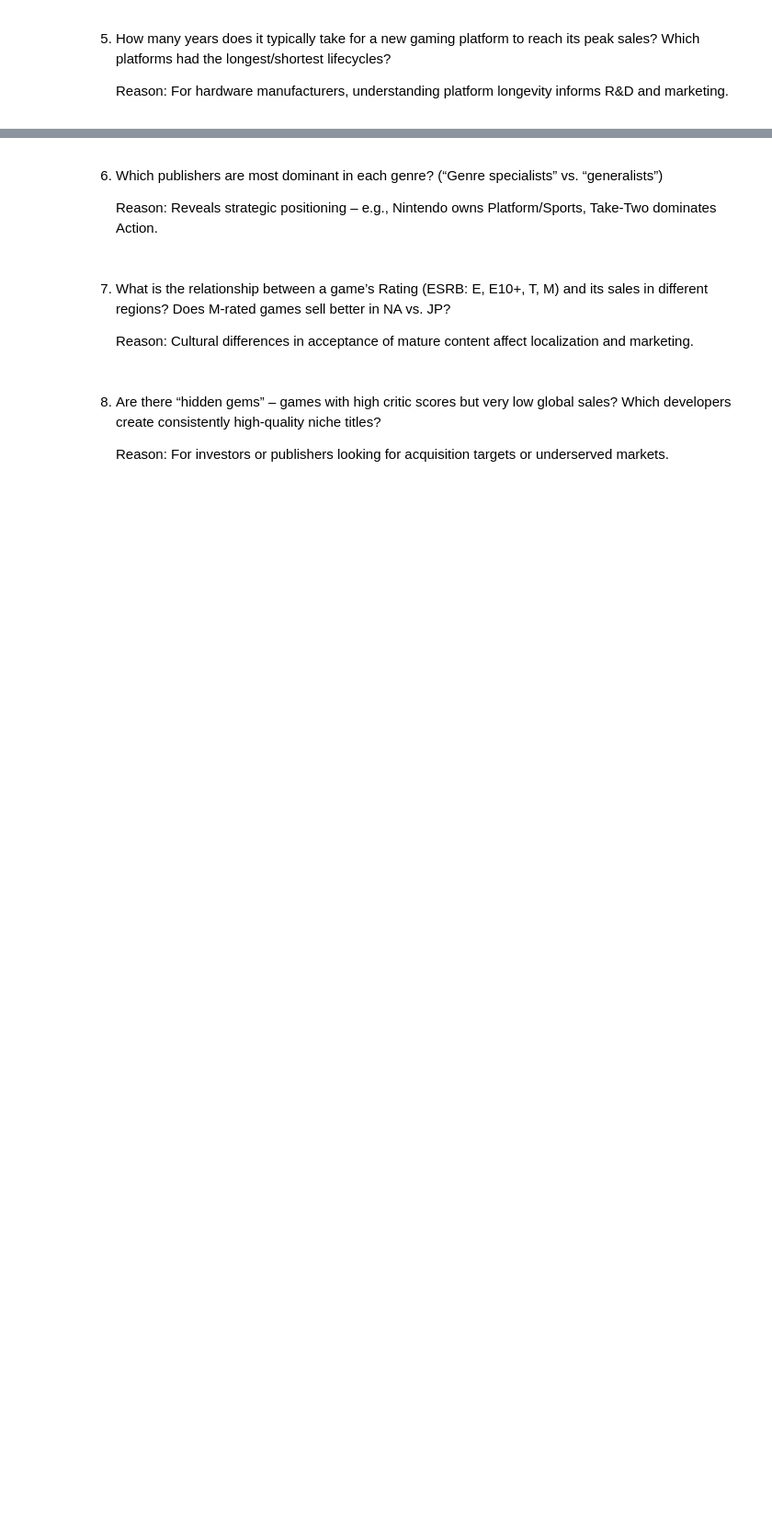
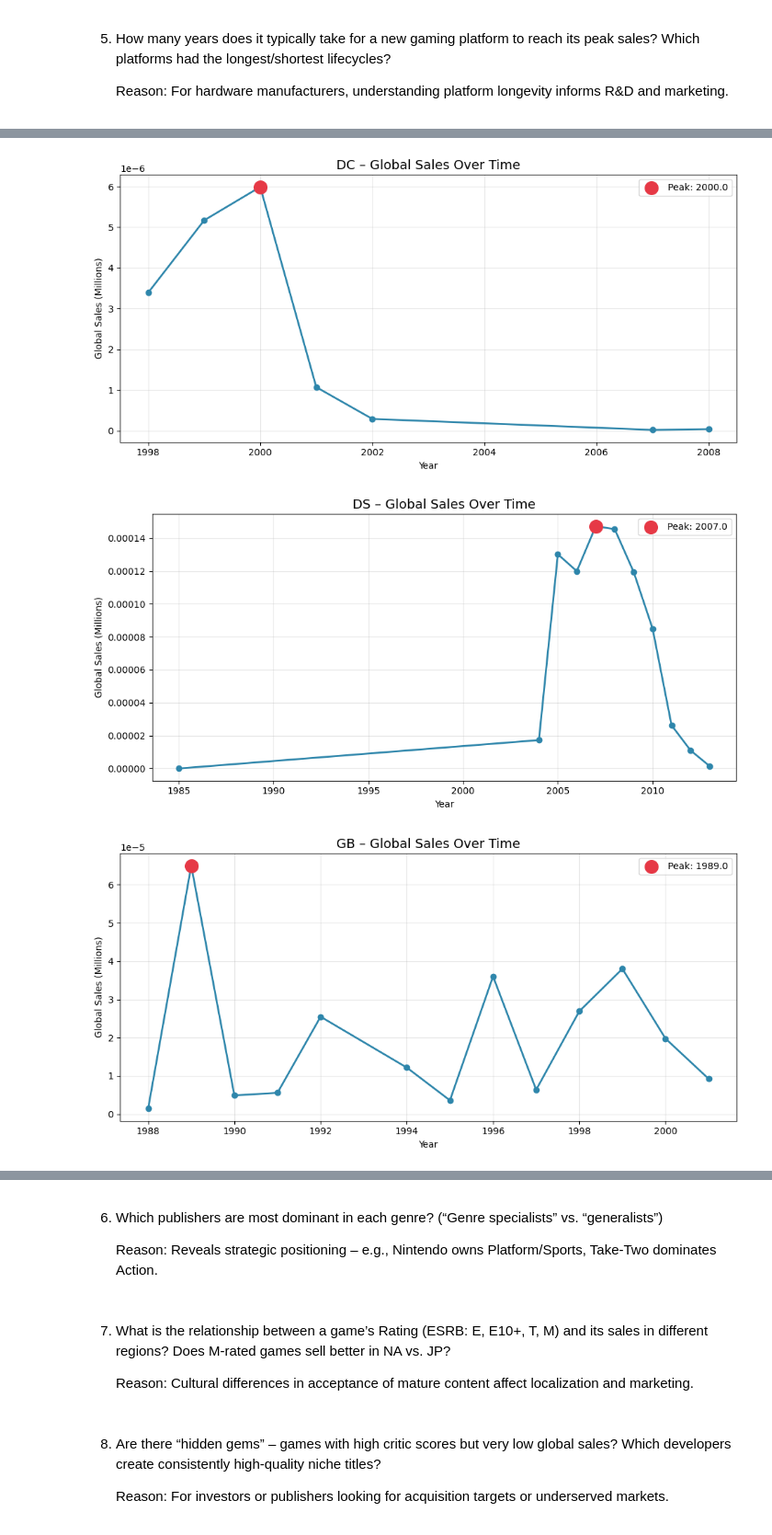
Before and after one commit to RacerBeats/DATA_ANALYTICS_FINAL_PROJ, a Jupyter notebook: Gaming sales project/game_analysis2.ipynb, the cells around one changed output, grey strips where cells are left out. Shown at 92% size. Cells and saved outputs as stored; diff of their text form; code cells hidden in the pictures; blank space fills up the shorter version.

Commit message:
adding graphs . todo: analysis for q5

```diff
--- a/Gaming sales project/game_analysis2.ipynb
+++ b/Gaming sales project/game_analysis2.ipynb
@@ -9,8 +9,15 @@ import pandas as pd
 import numpy as np
 import matplotlib.pyplot as plt
 import seaborn as sns
-from math import pi
-from sklearn.linear_model import LinearRegression
 
 game_data = 'Video_Games.csv'
 df = pd.read_csv(game_data)
+
+#Clear data. data ends at 2016. cut off anything 2017+.
+cutoff_date = 2016
+df['Year_of_Release'] = pd.to_numeric(df['Year_of_Release'], errors='coerce').fillna(9999)
+df_cleaned = df[df['Year_of_Release'] <= cutoff_date].copy()
+
+print(f"Original: {df.shape[0]}")
+print(f"After cleaning: {df_cleaned.shape[0]}")
+print("=" * 70)
@@ -18,3 +29,6 @@ df = pd.read_csv(game_data)
 5. How many years does it typically take for a new gaming platform to reach its peak sales? Which platforms had the longest/shortest lifecycles?
 
     Reason: For hardware manufacturers, understanding platform longevity informs R&D and marketing.
+# %%
+# ===== BLOCK 2: Aggregate Sales by Platform & Year =====
+platform_year_sales = df_cleaned.groupby(['Platform', 'Year_of_Release'])['Global_Sales'].sum().reset_index()
@@ -20,0 +116,23 @@ df = pd.read_csv(game_data)
+# %%
+for platform in long_platforms['Platform']:
+    df_plat = platform_year_sales[platform_year_sales['Platform'] == platform].sort_values('Year_of_Release')
+
+    plt.figure(figsize=(10, 5))
+    plt.plot(df_plat['Year_of_Release'], df_plat['Global_Sales'] / 1e6, marker='o', linewidth=2, color='#2E86AB')
+
+    # Highlight peak
+    peak_year = df_plat.loc[df_plat['Global_Sales'].idxmax(), 'Year_of_Release']
+    peak_sales = df_plat['Global_Sales'].max() / 1e6
+    plt.scatter(peak_year, peak_sales, color='#E63946', s=200, zorder=5, label=f'Peak: {peak_year}')
+
+    plt.title(f'{platform} – Global Sales Over Time', fontsize=14)
+    plt.xlabel('Year')
+    plt.ylabel('Global Sales (Millions)')
+    plt.grid(True, alpha=0.3)
+    plt.legend()
+    plt.tight_layout()
+    plt.show()
+# %% [output]
+[figure, added]
+[figure, added]
+[figure, added]
```
Also changed, not shown: parts of 4 cells of this notebook, 1 other file.
